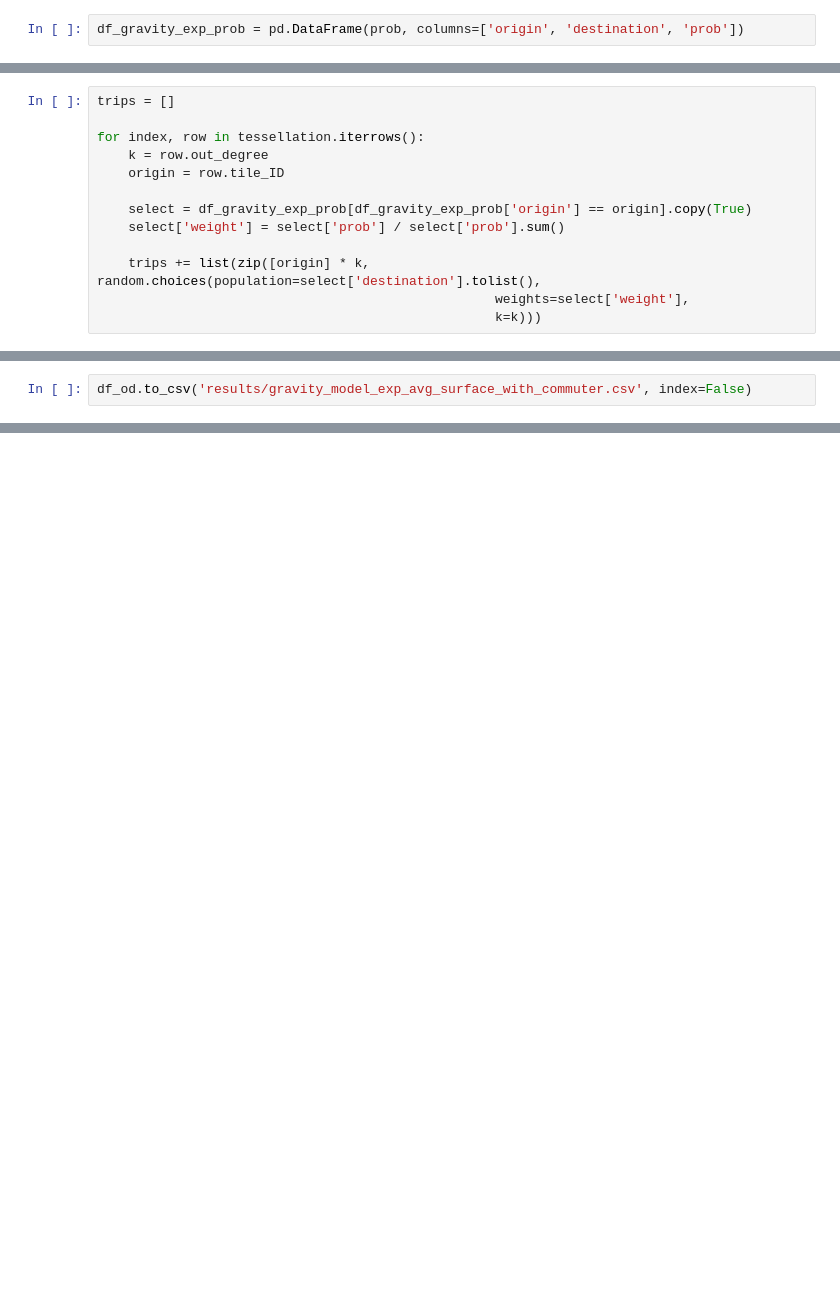
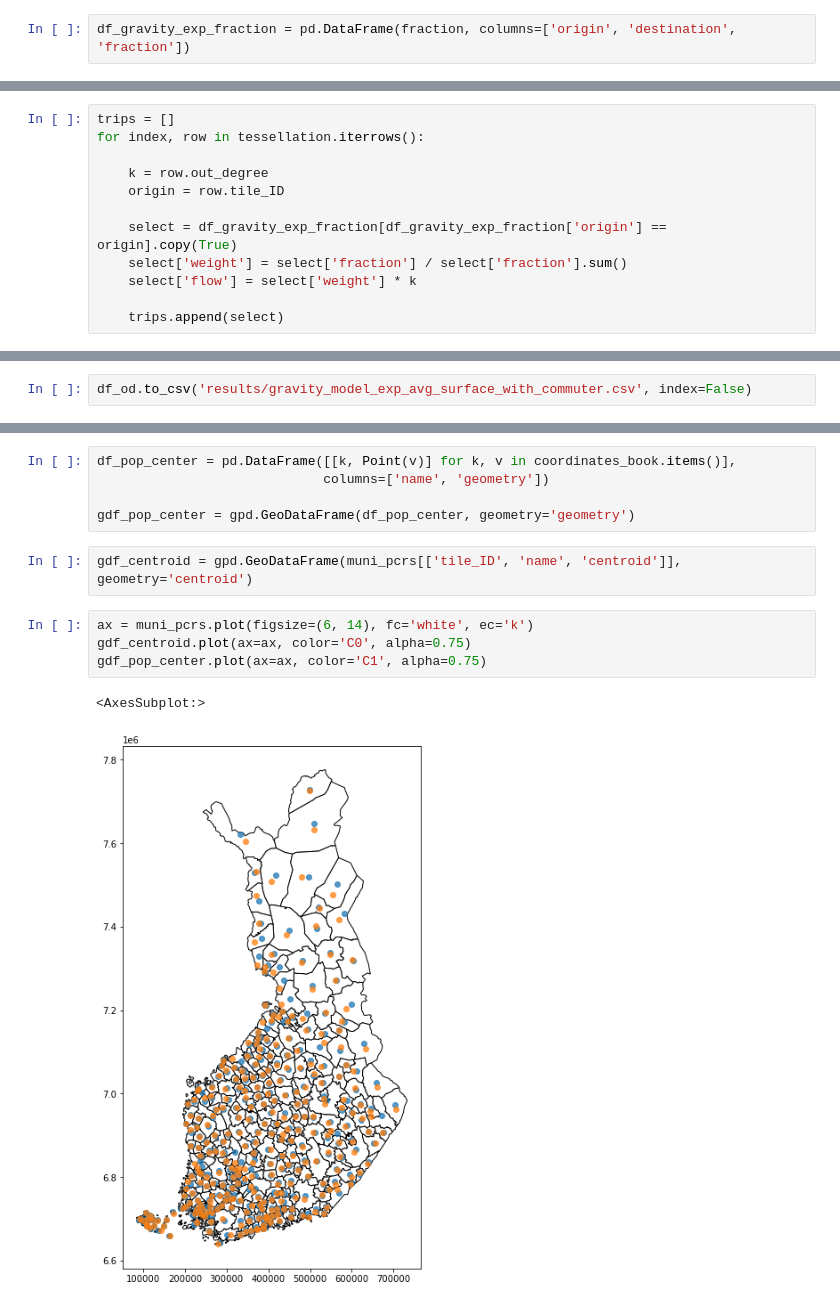
Before and after one commit to SaraHeydari/dynamic-mobility, a Jupyter notebook: gravity_models.ipynb, the cells around one changed output, grey strips where cells are left out. Drawn from its saved outputs; the diff is of its cells as text; blank space fills up the shorter version.

```diff
--- a/gravity_models.ipynb
+++ b/gravity_models.ipynb
@@ -222,3 +218,3 @@ prob = gravity_exp(muni_pcrs, beta)
 # %%
-df_gravity_exp_prob = pd.DataFrame(prob, columns=['origin', 'destination', 'prob'])
+df_gravity_exp_fraction = pd.DataFrame(fraction, columns=['origin', 'destination', 'fraction'])
 # %%
@@ -234,13 +227,12 @@ random.seed(0)
 # %%
 trips = []
+for index, row in tessellation.iterrows():
 
-for index, row in tessellation.iterrows():
     k = row.out_degree
     origin = row.tile_ID
 
-    select = df_gravity_exp_prob[df_gravity_exp_prob['origin'] == origin].copy(True)
-    select['weight'] = select['prob'] / select['prob'].sum()
+    select = df_gravity_exp_fraction[df_gravity_exp_fraction['origin'] == origin].copy(True)
+    select['weight'] = select['fraction'] / select['fraction'].sum()
+    select['flow'] = select['weight'] * k
 
-    trips += list(zip([origin] * k, random.choices(population=select['destination'].tolist(),
-                                                   weights=select['weight'],
-                                                   k=k)))
+    trips.append(select)
@@ -277,0 +276,14 @@ df_od.head(20)
+# %%
+df_pop_center = pd.DataFrame([[k, Point(v)] for k, v in coordinates_book.items()],
+                             columns=['name', 'geometry'])
+
+gdf_pop_center = gpd.GeoDataFrame(df_pop_center, geometry='geometry')
+# %%
+gdf_centroid = gpd.GeoDataFrame(muni_pcrs[['tile_ID', 'name', 'centroid']], geometry='centroid')
+# %%
+ax = muni_pcrs.plot(figsize=(6, 14), fc='white', ec='k')
+gdf_centroid.plot(ax=ax, color='C0', alpha=0.75)
+gdf_pop_center.plot(ax=ax, color='C1', alpha=0.75)
+# %% [output]
+<AxesSubplot:>
+[figure, added]
```
Also changed, not shown: parts of 21 cells of this notebook, 1 other file.
